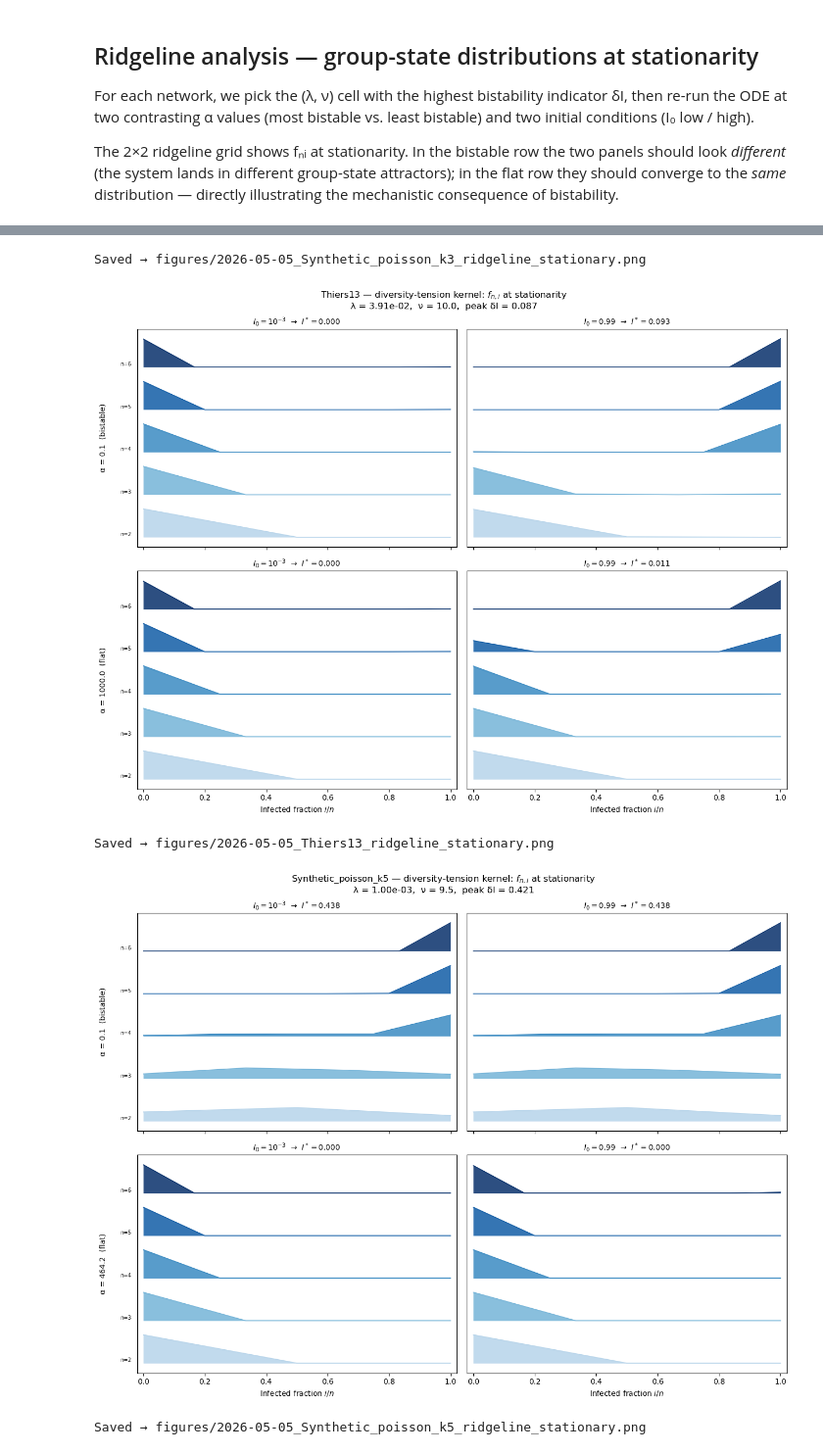
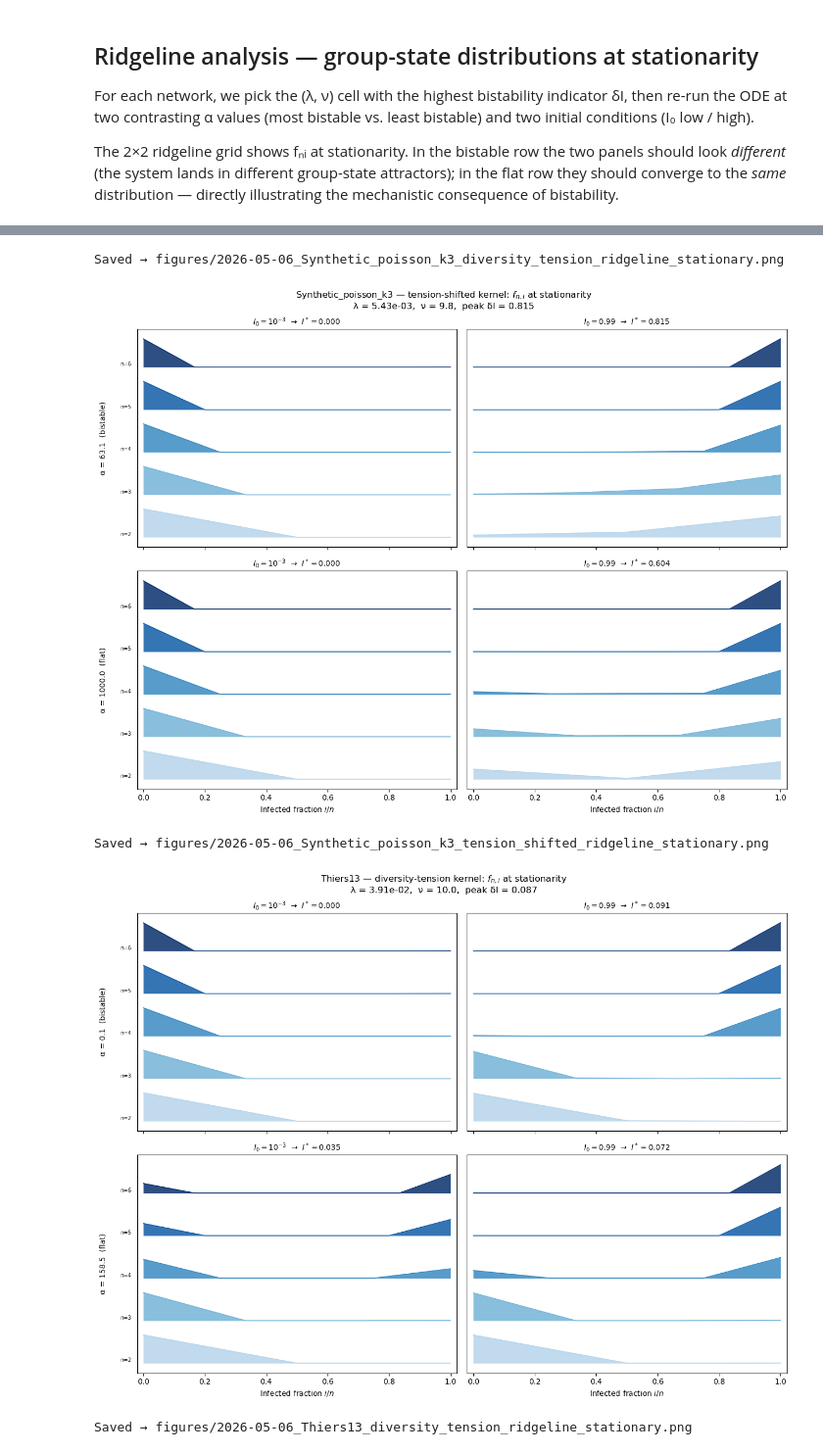
Before and after one commit to marobinette/mocs_spring_2026_project, a Jupyter notebook: analysis.ipynb, the cells around one changed output, grey strips where cells are left out. Shown at 98% size. Saved outputs shown, nothing was run; the diff lists cells and outputs as text; code cells hidden in the pictures.

Commit message:
add diversity preference

```diff
--- a/analysis.ipynb
+++ b/analysis.ipynb
@@ -344,5 +501,5 @@ Model utilities loaded.
 # %%
-# For each (date, network) combo, pick the (lam, nu) cell with the highest δI
+# For each (date, network, kernel) combo, pick the (lam, nu) cell with the highest δI
 # under the most bistable alpha, then pair it with the least bistable alpha as contrast.
 
 ridge_configs = {}
@@ -350,6 +507,7 @@ ridge_configs = {}
 for label, data in all_data.items():
     runs    = data['runs']
     NETWORK = data['network']
+    KERNEL  = data['kernel']
 
     ranked = sorted(runs, key=lambda r: int((r['delta'] > 0.05).sum()), reverse=True)
     bistable_run = ranked[0]
@@ -361,6 +519,7 @@ for label, data in all_data.items():
 
     ridge_configs[label] = {
         'network':        NETWORK,
+        'kernel':         KERNEL,
         'lam':            lam_star,
         'nu':             nu_star,
         'alpha_bistable': bistable_run['alpha'],
@@ -368,7 +527,7 @@ for label, data in all_data.items():
         'delta_peak':     float(bistable_run['delta'][peak_idx]),
     }
     print(
-        f"{NETWORK}: lam={lam_star:.3e}  nu={nu_star:.2f}  "
+        f"{NETWORK} ({KERNEL}): lam={lam_star:.3e}  nu={nu_star:.2f}  "
         f"α_bistable={bistable_run['alpha']}  α_flat={flat_run['alpha']}  "
         f"δI_peak={float(bistable_run['delta'][peak_idx]):.3f}"
     )
@@ -391,18 +551,20 @@ ridge_results = {}
 
 for label, cfg in ridge_configs.items():
     NETWORK = cfg['network']
+    KERNEL  = cfg['kernel']
     gm, pn, mmax, nmax, state_meta = load_group_statistics(NETWORK)
 
     results = {}
     for alpha_tag, alpha in [('bistable', cfg['alpha_bistable']),
                               ('flat',     cfg['alpha_flat'])]:
         for i0_tag, I0 in [('low', I0_LOW), ('high', I0_HIGH)]:
-            print(f"  {NETWORK}  α={alpha}  I0={I0}...", end=' ', flush=True)
+            print(f"  {NETWORK} ({KERNEL})  α={alpha}  I0={I0}...", end=' ', flush=True)
             t0 = _time.time()
             fni_final, I_final = run_to_stationarity(
                 lam=cfg['lam'], nu=cfg['nu'], alpha=alpha,
                 gm=gm, state_meta=state_meta, mmax=mmax, nmax=nmax,
                 mu=MU_RIDGE, I0=I0,
+                kernel=KERNEL,
                 traj_points=TRAJ_POINTS, t_max=T_MAX,
             )
             print(f"I*={I_final:.4f}  ({_time.time()-t0:.1f}s)")
@@ -439,6 +601,8 @@ for label, data in ridge_results.items():
     results = data['results']
     nmax    = data['nmax']
     NETWORK = cfg['network']
+    KERNEL  = cfg['kernel']
+    kernel_label = KERNEL.replace('_', '-')
 
     step   = max(1, nmax // 8)
     n_show = list(range(2, nmax + 1, step))
@@ -496,13 +660,13 @@ for label, data in ridge_results.items():
             ax.set_ylabel(row_label, fontsize=10, labelpad=40)
 
     fig.suptitle(
-        f"{NETWORK} — diversity-tension kernel: $f_{{n,i}}$ at stationarity\n"
+        f"{NETWORK} — {kernel_label} kernel: $f_{{n,i}}$ at stationarity\n"
         f"λ = {cfg['lam']:.2e},  ν = {cfg['nu']:.1f},  "
         f"peak δI = {cfg['delta_peak']:.3f}",
         fontsize=12,
     )
     plt.tight_layout()
-    outpath = f"figures/{_TIMESTAMP}_{NETWORK}_ridgeline_stationary.png"
+    outpath = f"figures/{_TIMESTAMP}_{NETWORK}_{KERNEL}_ridgeline_stationary.png"
     plt.savefig(outpath, dpi=150, bbox_inches='tight')
     plt.show()
     print(f"Saved → {outpath}")
@@ -515,5 +679,5 @@ Saved → figures/2026-05-05_Synthetic_poisson_k2_ridgeline_stationary.png
-Saved → figures/2026-05-05_Synthetic_poisson_k3_ridgeline_stationary.png
+Saved → figures/2026-05-06_Synthetic_poisson_k3_diversity_tension_ridgeline_stationary.png
-[figure, old version]
+[figure, new version]
-Saved → figures/2026-05-05_Thiers13_ridgeline_stationary.png
+Saved → figures/2026-05-06_Synthetic_poisson_k3_tension_shifted_ridgeline_stationary.png
-[figure, old version]
+[figure, new version]
-Saved → figures/2026-05-05_Synthetic_poisson_k5_ridgeline_stationary.png
+Saved → figures/2026-05-06_Thiers13_diversity_tension_ridgeline_stationary.png
```
Also changed, not shown: parts of 13 cells of this notebook, 34 other files.
